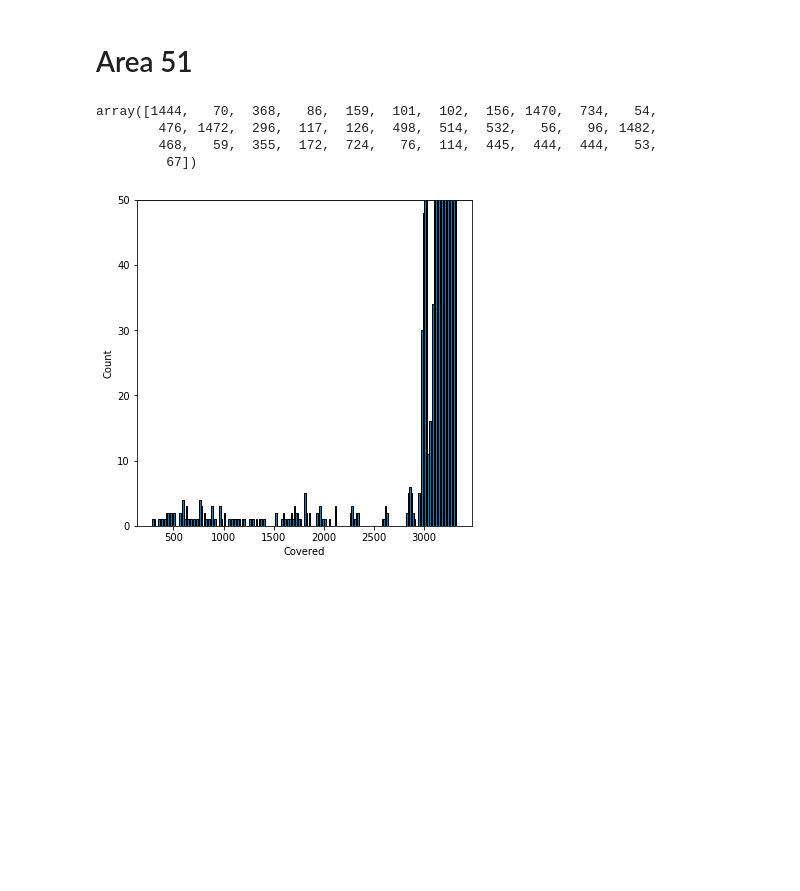
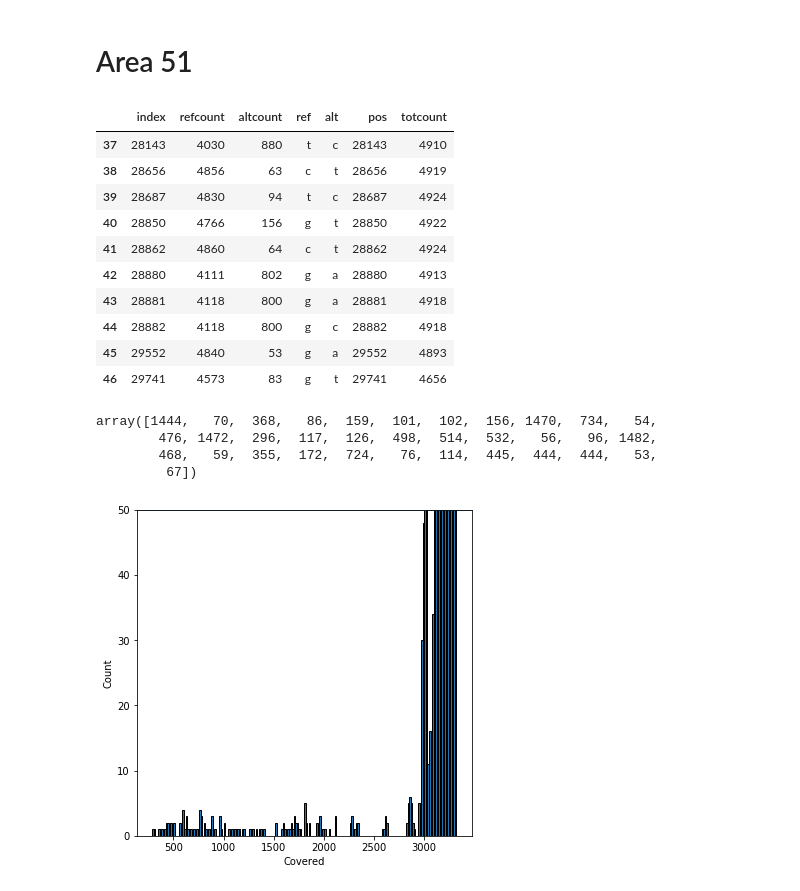
Before and after one commit to hringbauer/covid19_data, a Jupyter notebook: notebooks/qc/allelic_mismatches.ipynb, the cells around one changed output. Saved outputs shown, nothing was run; the diff lists cells and outputs as text; code cells hidden in the pictures; blank space fills up the shorter version.

```diff
--- a/notebooks/qc/allelic_mismatches.ipynb
+++ b/notebooks/qc/allelic_mismatches.ipynb
@@ -192,6 +223,20 @@ plt.show()
 # %% [markdown]
 
 # Area 51
+# %%
+df_snps.reset_index()[-10:]
+# %% [output]
+|  | index | refcount | altcount | ref | alt | pos | totcount |
+| 37 | 28143 | 4030 | 880 | t | c | 28143 | 4910 |
+| 38 | 28656 | 4856 | 63 | c | t | 28656 | 4919 |
+| 39 | 28687 | 4830 | 94 | t | c | 28687 | 4924 |
+| 40 | 28850 | 4766 | 156 | g | t | 28850 | 4922 |
+| 41 | 28862 | 4860 | 64 | c | t | 28862 | 4924 |
+| 42 | 28880 | 4111 | 802 | g | a | 28880 | 4913 |
+| 43 | 28881 | 4118 | 800 | g | a | 28881 | 4918 |
+| 44 | 28882 | 4118 | 800 | g | c | 28882 | 4918 |
+| 45 | 29552 | 4840 | 53 | g | a | 29552 | 4893 |
+| 46 | 29741 | 4573 | 83 | g | t | 29741 | 4656 |
 # %%
 np.sum(gt==1, axis=0)
 # %% [output]
```
Also changed, not shown: parts of 14 cells of this notebook, 3 other files.
